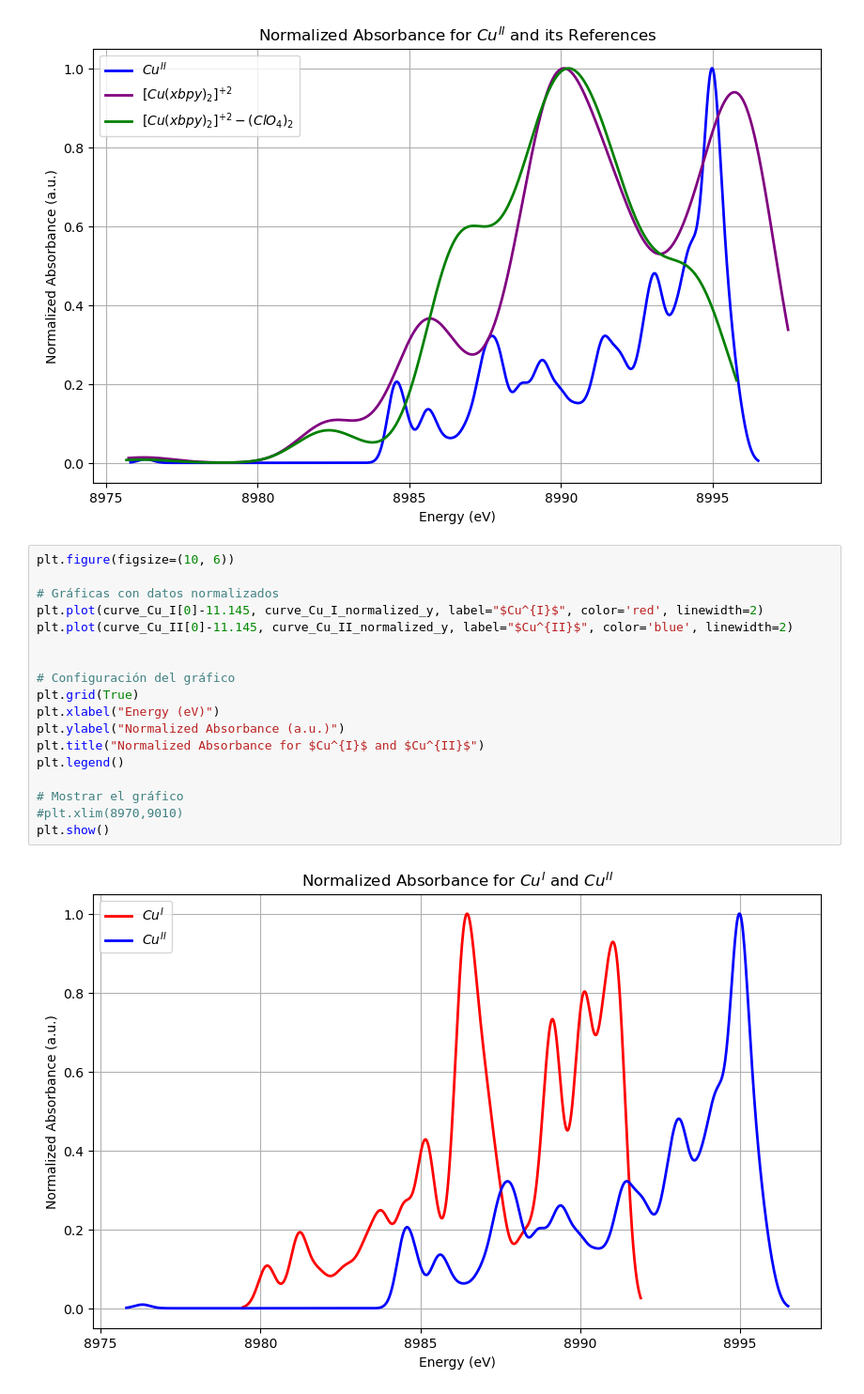
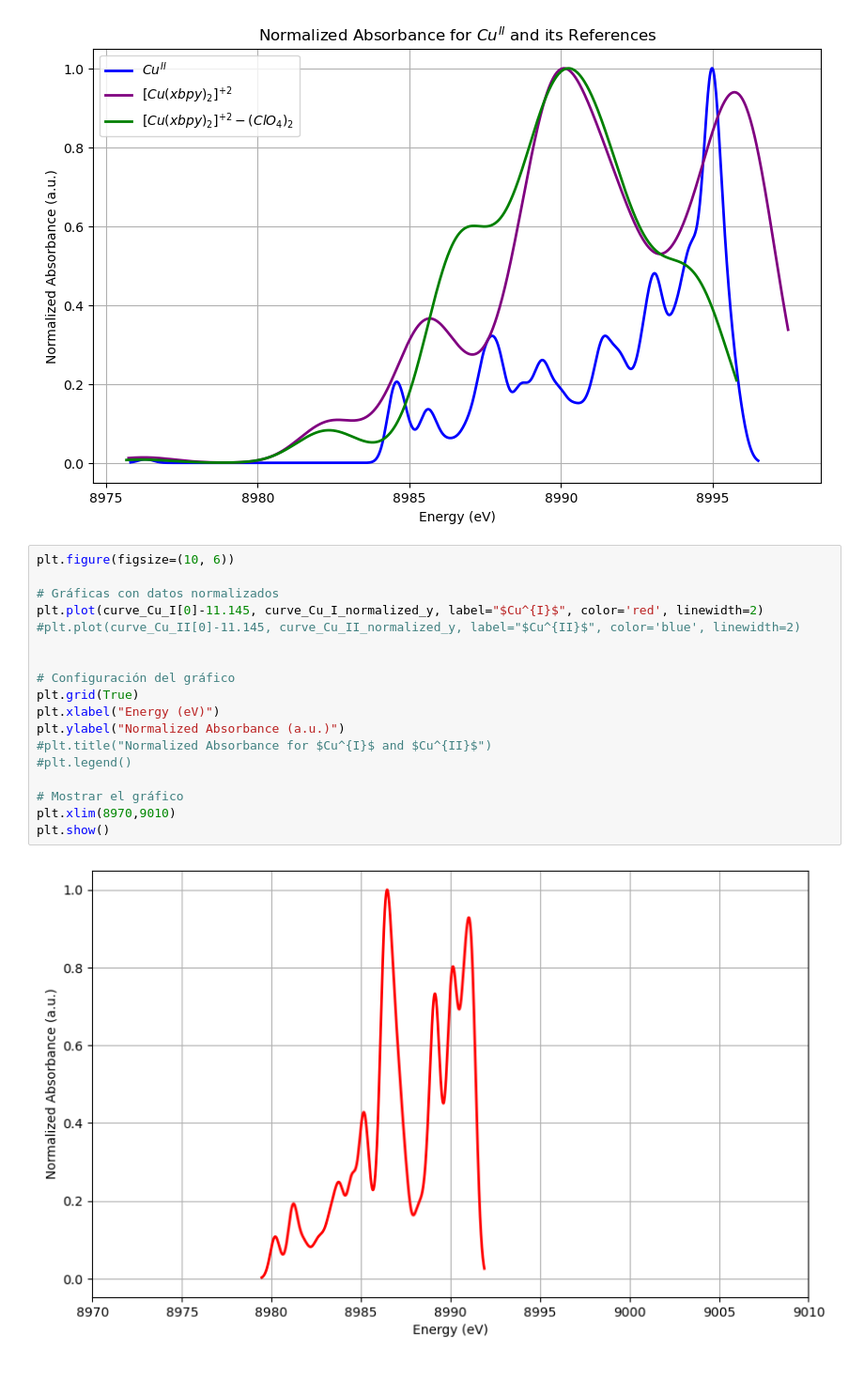
Before and after one commit to Aguiario/ORCA_and_Gaussian, a Jupyter notebook: ORCA_ABS/test.ipynb, the cells around one changed output. Shown: that part at 94% size. Drawn from its saved outputs; the diff is of its cells as text.

```diff
--- a/ORCA_ABS/test.ipynb
+++ b/ORCA_ABS/test.ipynb
@@ -131,20 +131,20 @@ plt.show()
 # %%
 plt.figure(figsize=(10, 6))
 
 # Gráficas con datos normalizados
 plt.plot(curve_Cu_I[0]-11.145, curve_Cu_I_normalized_y, label="$Cu^{I}$", color='red', linewidth=2)
-plt.plot(curve_Cu_II[0]-11.145, curve_Cu_II_normalized_y, label="$Cu^{II}$", color='blue', linewidth=2)
+#plt.plot(curve_Cu_II[0]-11.145, curve_Cu_II_normalized_y, label="$Cu^{II}$", color='blue', linewidth=2)
 
 
 # Configuración del gráfico
 plt.grid(True)
 plt.xlabel("Energy (eV)")
 plt.ylabel("Normalized Absorbance (a.u.)")
-plt.title("Normalized Absorbance for $Cu^{I}$ and $Cu^{II}$")
-plt.legend()
+#plt.title("Normalized Absorbance for $Cu^{I}$ and $Cu^{II}$")
+#plt.legend()
 
 # Mostrar el gráfico
-#plt.xlim(8970,9010)
+plt.xlim(8970,9010)
 plt.show()
 # %% [output]
-[figure, old version]
+[figure, new version]
```
